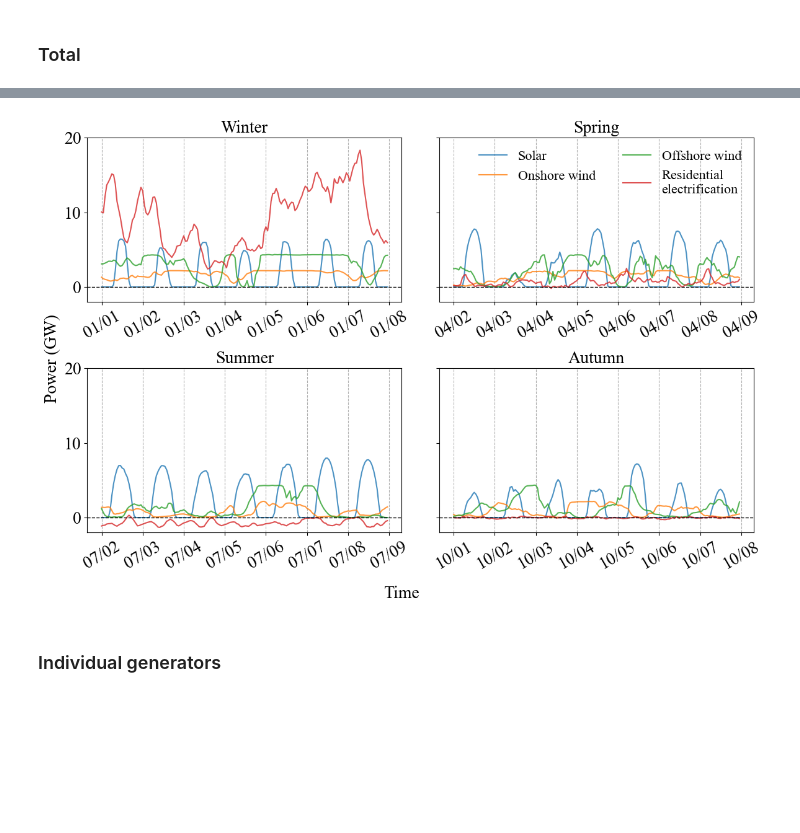
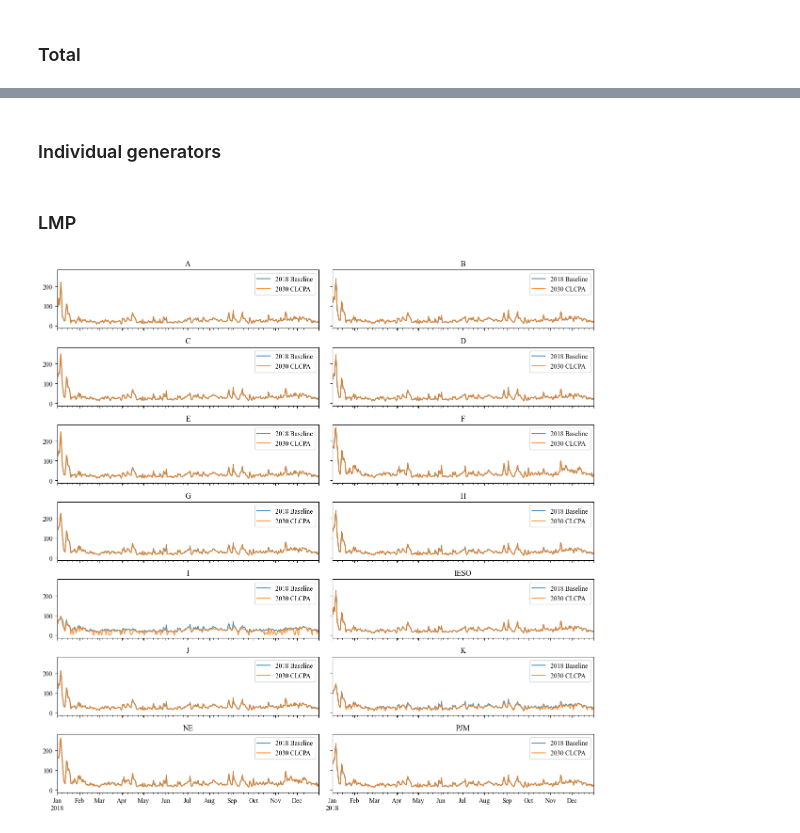
Before and after one commit to boyuan276/NYgrid-python, a Jupyter notebook: examples/opf_post.ipynb, the cells around one changed output, grey strips where cells are left out. Cells and saved outputs as stored; diff of their text form; code cells hidden in the pictures; blank space fills up the shorter version.

```diff
--- a/examples/opf_post.ipynb
+++ b/examples/opf_post.ipynb
@@ -235,2 +208,12 @@ thermal_pg_w_renew_elec.to_csv(os.path.join(results_dir, 'thermal_pg_w_renew_ele
+# %%
+lmp_list_2030 = []
+
+for d in range(len(timestamp_list)):
+    # Get LMP
+    lmp = results_list_2030[d]['LMP']
+    lmp = lmp.iloc[:24, :]
+    lmp_list_2030.append(lmp)
+
+lmp_2030CLCPA = pd.concat(lmp_list_2030)
 # %% [markdown]
 ## Calculate heat input
@@ -497,43 +314,3 @@ fig.savefig(os.path.join(fig_dir, f'total_thermal_gen_diff_year.svg'),
-# %%
-fig, axs = plt.subplots(2, 2, figsize=(12, 8),
-                        sharex=False, sharey=True)
-
-for i in range(4):
-    ax = axs.flatten()[i]
-
-    ax.plot(1/1e3*load_renewable_total['Solar'].loc[week_list[i][0]:week_list[i][1]],
-            alpha=0.8, label='Solar')
-    ax.plot(1/1e3*load_renewable_total['Onshore wind'].loc[week_list[i][0]:week_list[i][1]],
-            alpha=0.8, label='Onshore wind')
-    ax.plot(1/1e3*load_renewable_total['Offshore wind'].loc[week_list[i][0]:week_list[i][1]],
-            alpha=0.8, label='Offshore wind')
-    ax.plot(1/1e6*load_renewable_total['Residential electrification'].loc[week_list[i][0]:week_list[i][1]],
-            alpha=0.8, label='Residential\nelectrification')
-
-    # Formatting
-    ax.xaxis.set_major_formatter(mdates.DateFormatter(r'%m/%d'))
-    ax.set_ylim(-2, 20)
-    ax.tick_params(axis='x', rotation=30)
-    ax.set_title(season_list[i], fontsize=20)
-    ax.grid(axis='x', linestyle='--')
-    ax.tick_params(axis='both', which='major', labelsize=20)
-    ax.axhline(0, color='k', linestyle='--', linewidth=1)
-    if i == 1:
-            ax.legend(fontsize=16, loc='upper right',
-                      ncol=2, frameon=False)
-
-
-fig.supxlabel('Time', fontsize=20)
-fig.supylabel('Power (GW)', fontsize=20)
-# title = 'Total thermal generation in NYS'
-# fig.suptitle(title, fontsize=24)
-plt.tight_layout()
-fig.savefig(os.path.join(fig_dir, f'total_renewable_gen_rep_weeks.png'),
-            dpi=600, bbox_inches='tight', format='png')
-fig.savefig(os.path.join(fig_dir, f'total_renewable_gen_rep_weeks.svg'),
-            bbox_inches='tight', format='svg')
-# %% [output]
-[figure, removed]
 # %% [markdown]
 ### Individual generators
 # %%
@@ -579,0 +349,30 @@ for ii in range(num_thermal):
+# %% [markdown]
+### LMP
+# %%
+# Read bus properties
+filename = os.path.join(grid_data_dir, "bus_prop.csv")
+bus_prop = pd.read_csv(filename)
+
+# Create a dict where key is busIdx and value is zoneID
+bus_zone_alloc = bus_prop.set_index("BUS_I").to_dict()["BUS_ZONE"]
+bus_names = list(bus_zone_alloc.keys())
+
+lmp_2018Baseline.columns = bus_names
+lmp_2030CLCPA.columns = bus_names
+
+# Aggregate LMPs by zone
+zonal_lmp_2018Baseline = lmp_2018Baseline.T.groupby(bus_zone_alloc).mean().T
+zonal_lmp_2030CLCPA = lmp_2030CLCPA.T.groupby(bus_zone_alloc).mean().T
+# %%
+fig, axs = plt.subplots(7, 2, figsize=(12, 12),
+                        sharex='all', sharey='all')
+
+for i, ax in enumerate(axs.flat):
+    zonal_lmp_2018Baseline.iloc[:, i].resample('D').mean().plot(ax=ax, label='2018 Baseline', alpha=0.8)
+    zonal_lmp_2030CLCPA.iloc[:, i].resample('D').mean().plot(ax=ax, label='2030 CLCPA', alpha=0.8)
+    ax.set_title(zonal_lmp_2018Baseline.columns[i])
+    ax.legend()
+
+fig.tight_layout()
+# %% [output]
+[figure, added]
```
Also changed, not shown: parts of 34 cells of this notebook.
